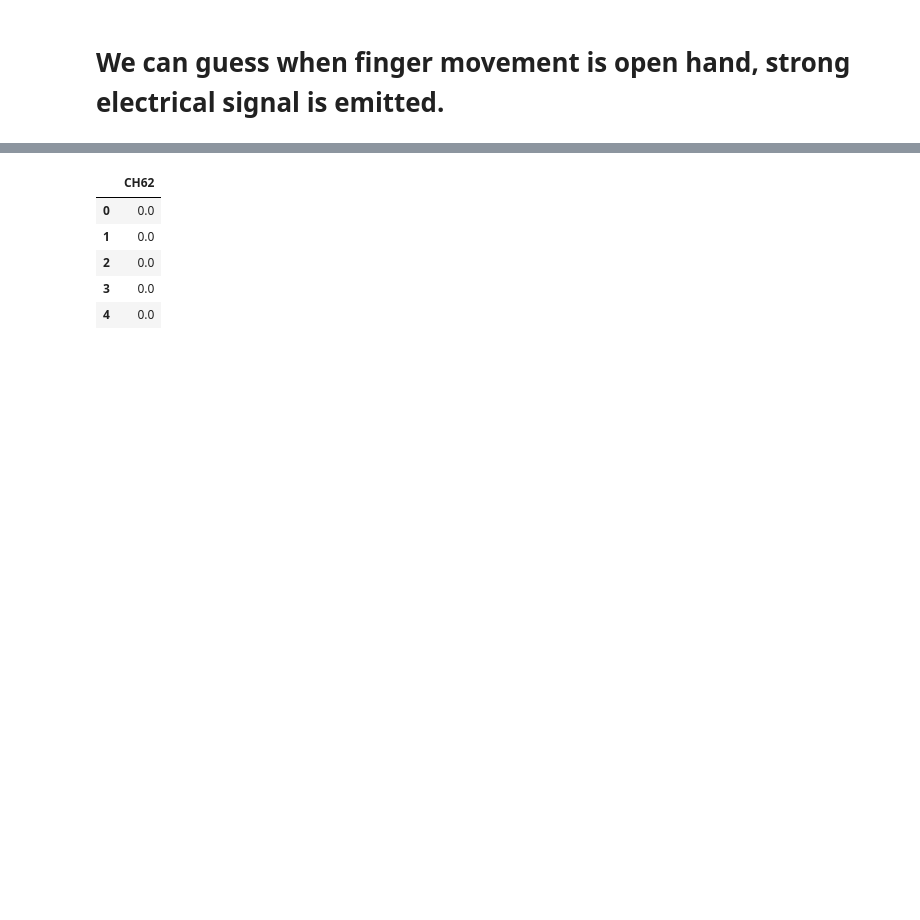
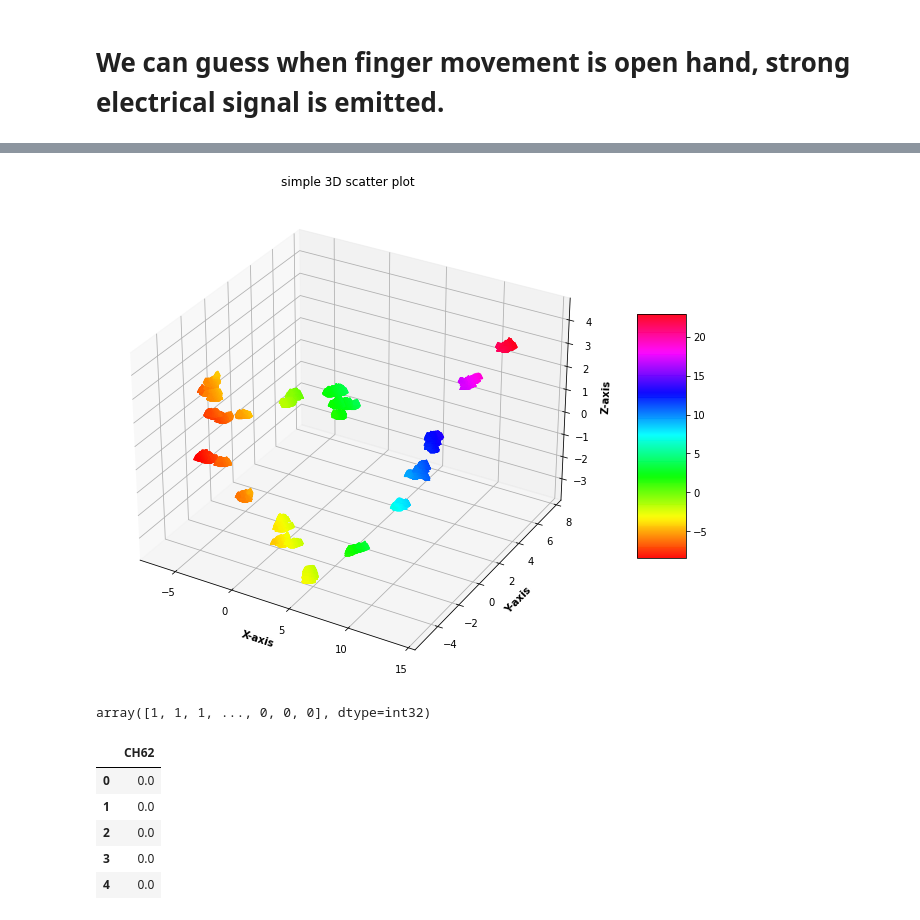
Before and after one commit to castlebin12/BCI2021_Spring_Ecog_team29, a Jupyter notebook: woobean/model.ipynb, the cells around one changed output, grey strips where cells are left out. Drawn from its saved outputs; the diff is of its cells as text; code cells hidden in the pictures; blank space fills up the shorter version.

```diff
--- a/woobean/model.ipynb
+++ b/woobean/model.ipynb
@@ -174,9 +174,8 @@ df_fixed_size
 # %% [markdown]
 # We can guess when finger movement is open hand, strong electrical signal is emitted.
 # %%
-df_plot = df_fixed_size[df_fixed_size['CH62']==3].iloc[0:2400]
-
-for i in range(0,30):
+df_fixed_hand_open = df_fixed_size[df_fixed_size['CH62']==3]
+for i in range(0,3):
     df_plot = df_fixed_size[df_fixed_size['CH62']==3].iloc[i*2400:i*2400+2400]
 
 
@@ -239,0 +212,8 @@ plt.show()
+# %%
+train_columns = [f'CH{i}' for i in range(2, 62)]
+# %%
+scaled_df = StandardScaler().fit_transform(df_fixed_hand_open[train_columns].values)
+# %%
+pca = PCA(n_components=3)
+pca_values = pca.fit_transform(scaled_df)
+df_pca = pd.DataFrame(data= pca_values, columns = ['PCA1', 'PCA2', 'PCA3'])
@@ -240,3 +236,43 @@ plt.show()
+# %%
+from mpl_toolkits import mplot3d
+
+
+# Creating figure
+fig = plt.figure(figsize = (16, 9))
+ax = plt.axes(projection ="3d")
+
+# Add x, y gridlines
+ax.grid(b = True, color ='grey', linestyle ='-.', linewidth = 0.3,alpha = 0.2)
+
+
+my_cmap = plt.get_cmap('hsv')
+
+# Creating plot
+sctt = ax.scatter3D(xs=df_pca['PCA1'],
+                    ys=df_pca['PCA2'],
+                    zs=df_pca['PCA3'],
+                    alpha = 0.8,
+                    c = (df_pca['PCA1'] + df_pca['PCA2'] + df_pca['PCA3']),
+                    cmap = my_cmap,
+                    marker ='^')
+
+plt.title("simple 3D scatter plot")
+ax.set_xlabel('X-axis', fontweight ='bold')
+ax.set_ylabel('Y-axis', fontweight ='bold')
+ax.set_zlabel('Z-axis', fontweight ='bold')
+fig.colorbar(sctt, ax = ax, shrink = 0.5, aspect = 5)
+
+# show plot
+plt.show()
+# %% [output]
+[figure, added]
+# %%
+from sklearn.cluster import KMeans
+kmeans = KMeans(init="k-means++", n_clusters=3, n_init=4)
+kmeans.fit(df_pca)
+kmeans.predict(df_pca)
+# %% [output]
+array([1, 1, 1, ..., 0, 0, 0], dtype=int32)
 # %%
 train_columns = [f'CH{i}' for i in range(2, 62)]
 x_train, x_test, y_train, y_test = train_test_split(df_ecog[train_columns], df_ecog['CH62'], test_size = 0.15, shuffle=True, random_state=0)
```
Also changed, not shown: parts of 6 cells of this notebook.
